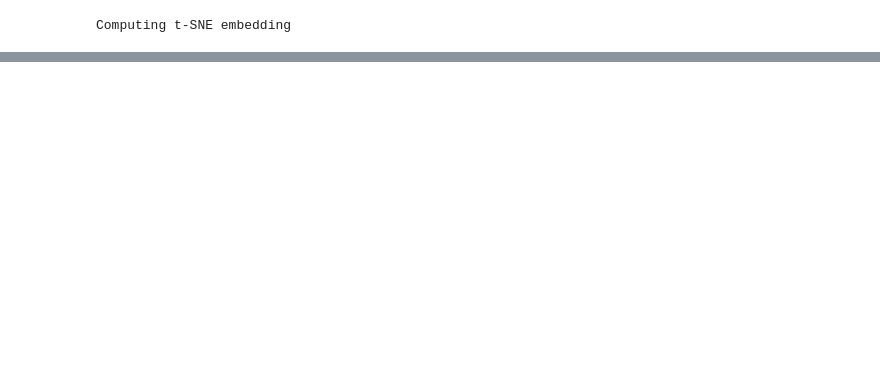
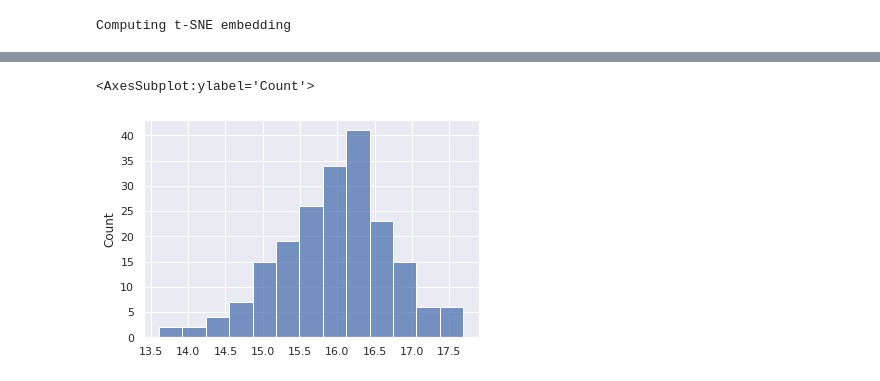
Before and after one commit to zezeze97/Transfer-Pretrained-Gan, a Jupyter notebook: explore_distribution.ipynb, the cells around one changed output, grey strips where cells are left out. Saved outputs shown, nothing was run; the diff lists cells and outputs as text; code cells hidden in the pictures; blank space fills up the shorter version.

```diff
--- a/explore_distribution.ipynb
+++ b/explore_distribution.ipynb
@@ -66,0 +79,11 @@ sns.scatterplot(data=proj_results_df, x=0, y=1, hue='split', style="split")
+# %%
+imagenet_mean = np.mean(samples_normal,axis=0)
+imagenet_distance = []
+for i in range(num):
+    dist = np.linalg.norm(samples_normal[i,:] - imagenet_mean)
+    imagenet_distance.append(dist)
+
+sns.histplot(data = imagenet_distance)
+# %% [output]
+<AxesSubplot:ylabel='Count'>
+[figure, added]
```
Also changed, not shown: parts of 4 cells of this notebook, 5 other files.
